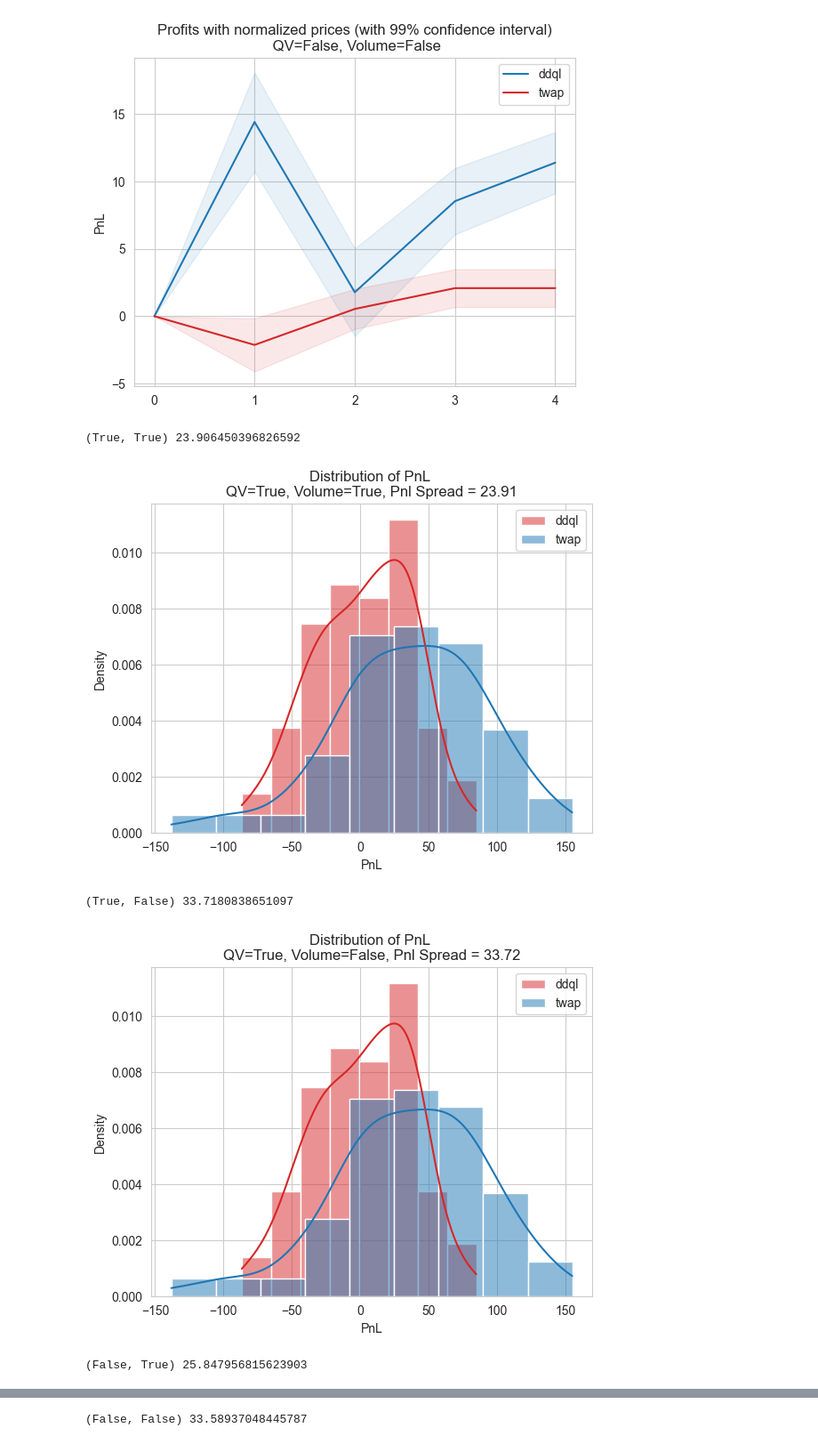
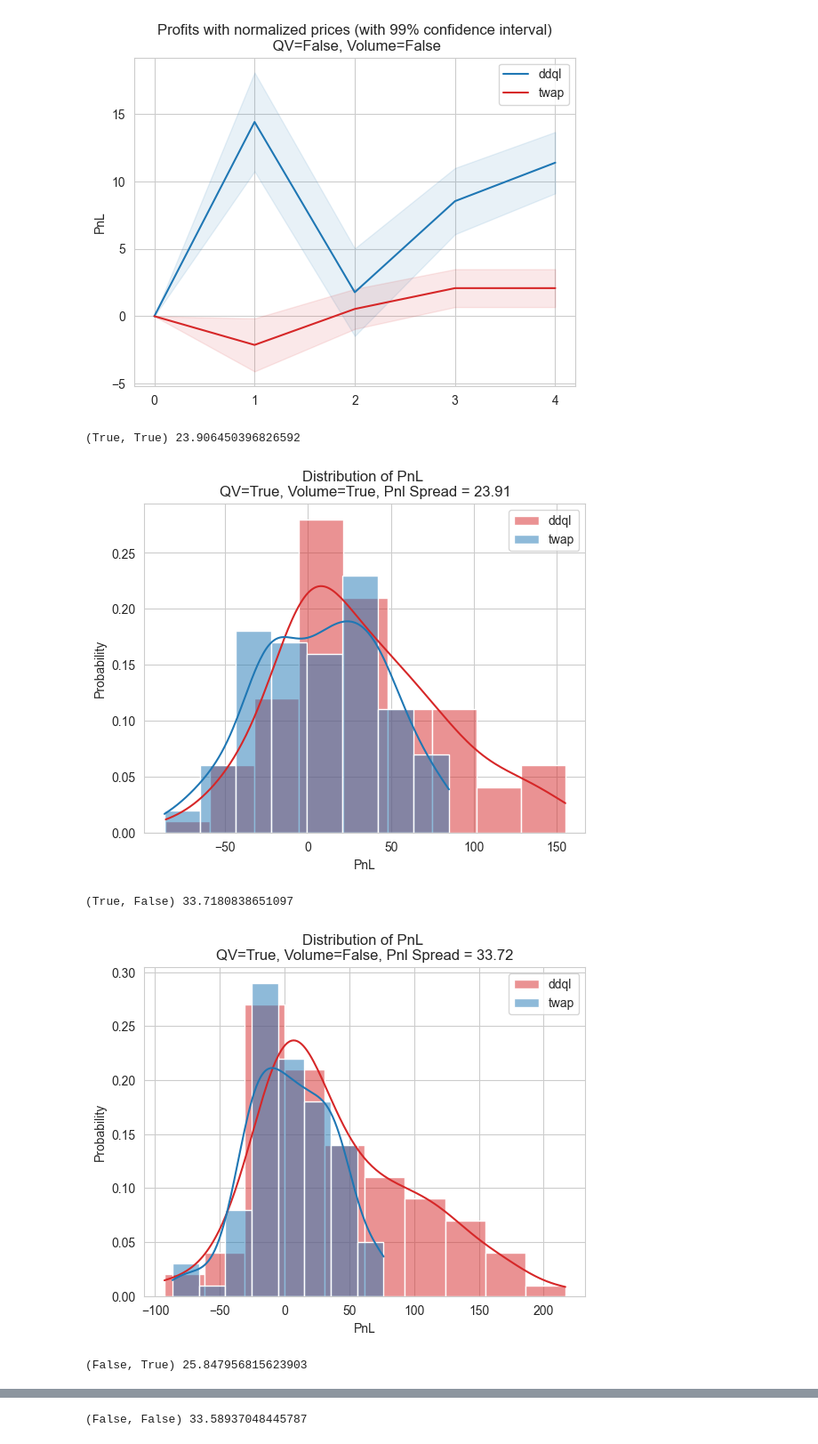
Before and after one commit to g0bel1n/DDQL-optimal-execution, a Jupyter notebook: notebooks/draft.ipynb, the cells around one changed output, grey strips where cells are left out. Shown at 89% size. Cells and saved outputs as stored; diff of their text form; code cells hidden in the pictures.

```diff
--- a/notebooks/draft.ipynb
+++ b/notebooks/draft.ipynb
@@ -200,24 +200,26 @@ for i, (QV, Volume) in enumerate(data):
 # %%
 for key in data:
     print(key, np.mean(data[key][0].sum(axis=1))-np.mean(data[key][1].sum(axis=1)))
     #plt.hist(data[key][0].sum(axis=1), label='ddql', alpha=.5, color='tab:blue')
     #plt.axvline(np.mean(data[key][0].sum(axis=1)), color='tab:blue')
     #plt.hist(data[key][1].sum(axis=1), label='twap', alpha=.5, color='tab:red')
     #plt.axvline(np.mean(data[key][1].sum(axis=1)), color='tab:red')
 
-    sns.histplot(pnl_twap.sum(axis=1), label='ddql', kde=True, stat='density', color='tab:red', alpha=.5)
-    sns.histplot(pnl_ddql.sum(axis=1), label='twap', kde=True, stat='density', color='tab:blue', alpha=.5)
+    pnl_twap, pnl_ddql = data[key]
+
+    sns.histplot(pnl_twap.sum(axis=1), label='ddql', kde=True, stat='probability', color='tab:red', alpha=.5)
+    sns.histplot(pnl_ddql.sum(axis=1), label='twap', kde=True, stat='probability', color='tab:blue', alpha=.5)
     #plt.legend()
     #plt.title('')
     plt.xlabel('PnL')
 
     plt.legend()
     plt.title(f'Distribution of PnL \nQV={key[0]}, Volume={key[1]}, Pnl Spread = {np.mean(data[key][0].sum(axis=1))-np.mean(data[key][1].sum(axis=1)):.2f}')
     plt.savefig(f'../figs/QV_{key[0]}_Volume_{key[1]}_hists.png')
     plt.show()
 # %% [output]
 (True, True) 23.906450396826592
-[figure, old version]
+[figure, new version]
 (True, False) 33.7180838651097
-[figure, old version]
+[figure, new version]
 (False, True) 25.847956815623903
```
Also changed, not shown: parts of 1 cell of this notebook, 4 other files.
